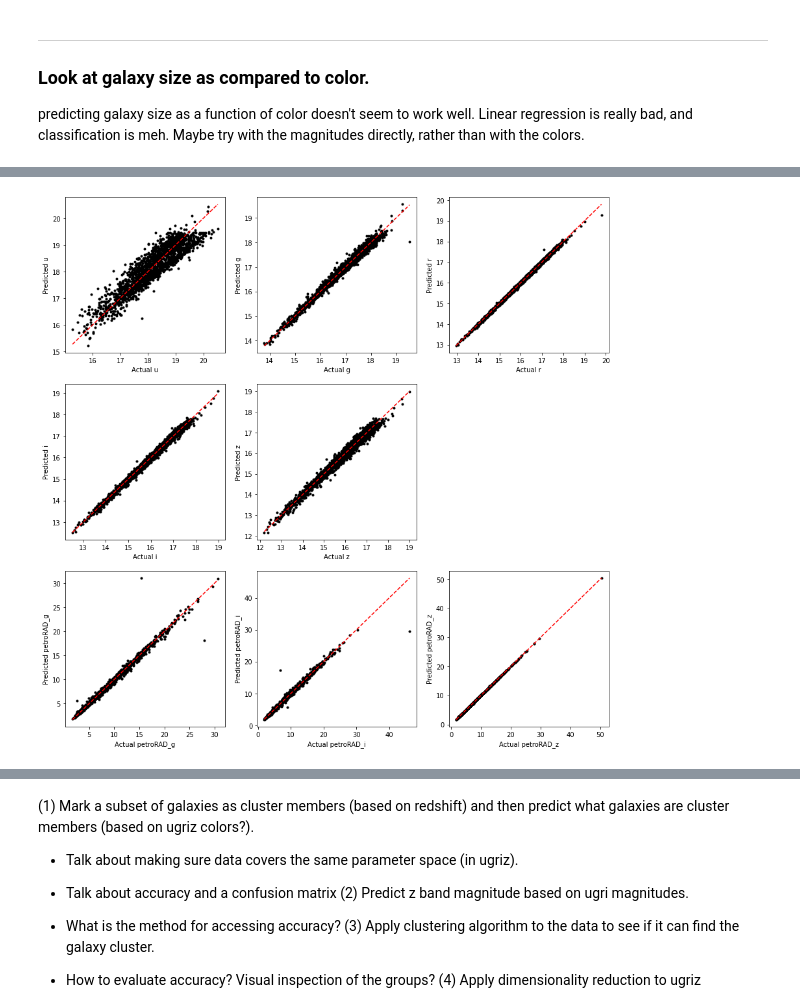
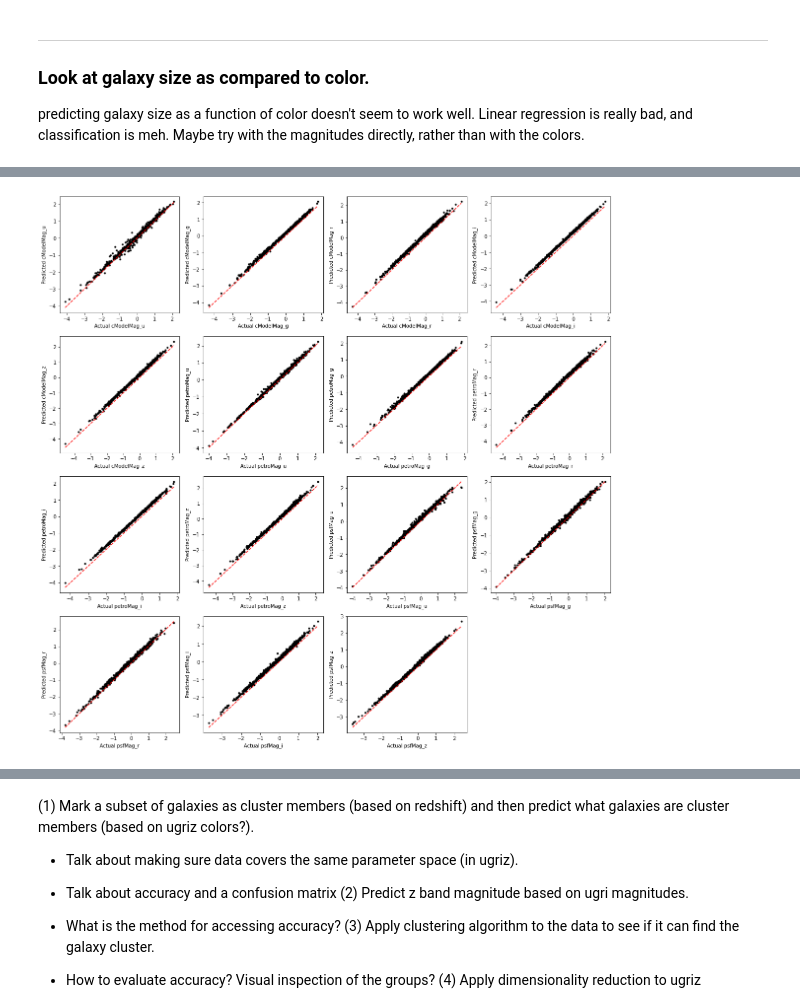
Before and after one commit to kevin-flaherty/Astro211, a Jupyter notebook: Lab8_MachineLearning/MachineLearning.ipynb, the cells around one changed output, grey strips where cells are left out. Drawn from its saved outputs; the diff is of its cells as text; code cells hidden in the pictures.

```diff
--- a/Lab8_MachineLearning/MachineLearning.ipynb
+++ b/Lab8_MachineLearning/MachineLearning.ipynb
@@ -1163,0 +1175,14 @@ print(model.score(Xtest_all,ytest_all)) ### R^2 score for our model
+# %%
+#Support Vector Regression [non-linear regression]
+from sklearn.svm import SVR
+
+model = SVR()
+model.fit(Xtrain_all,ytrain_all)
+
+ypred = model.predict(Xtest_all)
+
+plt.plot(ypred,ytest_all,'.k')
+plt.plot([ytest_all.min(),ytest_all.max()],[ytest_all.min(),ytest_all.max()],'--r')
+plt.xlabel('Predicted size')
+plt.ylabel('True size')
+print(model.score(Xtest_all,ytest_all)) ### R^2 score for our model
@@ -1164,9 +1192,9 @@ print(model.score(Xtest_all,ytest_all)) ### R^2 score for our model
 # %%
 from sklearn import decomposition
 
-model = decomposition.PCA(n_components=3)
+model = decomposition.KernelPCA(n_components=5,fit_inverse_transform=True)
 model.fit(X_all)
-print(model.explained_variance_ratio_)
+#print(model.explained_variance_ratio_)
 
 ### This transforms our training and test sets based on the PCA
 Xtrain_all_scaled = model.transform(Xtrain_all)
@@ -1175,60 +1203,11 @@ X_all_scaled = model.transform(X_all)
 
 X_all_rec = model.inverse_transform(X_all_scaled)
 
-plt.figure(figsize=(15,15))
-plt.subplot(3,3,1)
-plt.plot(X_all['u'],X_all_rec[:,0],'.k')
-plt.plot([X_all['u'].min(),X_all['u'].max()],[X_all['u'].min(),X_all['u'].max()],'--r')
-plt.xlabel('Actual u')
-plt.ylabel('Predicted u')
-
-plt.subplot(3,3,2)
-plt.plot(X_all['g'],X_all_rec[:,1],'.k')
-plt.plot([X_all['g'].min(),X_all['g'].max()],[X_all['g'].min(),X_all['g'].max()],'--r')
-plt.xlabel('Actual g')
-plt.ylabel('Predicted g')
-
-
-plt.subplot(3,3,3)
-plt.plot(X_all['r'],X_all_rec[:,2],'.k')
-plt.plot([X_all['r'].min(),X_all['r'].max()],[X_all['r'].min(),X_all['r'].max()],'--r')
-plt.xlabel('Actual r')
-plt.ylabel('Predicted r')
-
-plt.subplot(3,3,4)
-plt.plot(X_all['i'],X_all_rec[:,3],'.k')
-plt.plot([X_all['i'].min(),X_all['i'].max()],[X_all['i'].min(),X_all['i'].max()],'--r')
-plt.xlabel('Actual i')
-plt.ylabel('Predicted i')
-
-
-plt.subplot(3,3,5)
-plt.plot(X_all['z'],X_all_rec[:,4],'.k')
-plt.plot([X_all['z'].min(),X_all['z'].max()],[X_all['z'].min(),X_all['z'].max()],'--r')
-plt.xlabel('Actual z')
-plt.ylabel('Predicted z')
-
-#plt.subplot(3,3,6)
-#plt.plot(X_all['petroRAD_r'],X_all_rec[:,5],'.k')
-#plt.plot([X_all['petroRAD_r'].min(),X_all['petroRAD_r'].max()],[X_all['petroRAD_u'].min(),X_all['petroRAD_u'].max()],'--r')
-#plt.xlabel('Actual petroRAD_r')
-#plt.ylabel('Predicted petroRAD_r')
-
-plt.subplot(3,3,7)
-plt.plot(X_all['petroRAD_g'],X_all_rec[:,5],'.k')
-plt.plot([X_all['petroRAD_g'].min(),X_all['petroRAD_g'].max()],[X_all['petroRAD_g'].min(),X_all['petroRAD_g'].max()],'--r')
-plt.xlabel('Actual petroRAD_g')
-plt.ylabel('Predicted petroRAD_g')
-
-plt.subplot(3,3,8)
-plt.plot(X_all['petroRAD_i'],X_all_rec[:,6],'.k')
-plt.plot([X_all['petroRAD_i'].min(),X_all['petroRAD_i'].max()],[X_all['petroRAD_i'].min(),X_all['petroRAD_i'].max()],'--r')
-plt.xlabel('Actual petroRAD_i')
-plt.ylabel('Predicted petroRAD_i')
-
-plt.subplot(3,3,9)
-plt.plot(X_all['petroRAD_z'],X_all_rec[:,7],'.k')
-plt.plot([X_all['petroRAD_z'].min(),X_all['petroRAD_z'].max()],[X_all['petroRAD_z'].min(),X_all['petroRAD_z'].max()],'--r')
-plt.xlabel('Actual petroRAD_z')
-plt.ylabel('Predicted petroRAD_z')
+plt.figure(figsize=(20,20))
+for i,key in enumerate(X_all.keys()):
+    plt.subplot(nplots,nplots,i+1)
+    plt.plot(X_all[key],X_all_rec[:,i],'.k')
+    plt.plot([X_all[key].min(),X_all[key].max()],[X_all[key].min(),X_all[key].max()],'--r')
+    plt.xlabel('Actual '+key)
+    plt.ylabel('Predicted '+key)
 # %% [output]
@@ -1237,2 +1214,2 @@ Text(0, 0.5, 'Predicted petroRAD_z')
-[figure, old version]
+[figure, new version]
 # %%
```
Also changed, not shown: parts of 37 cells of this notebook, 1 other file.
